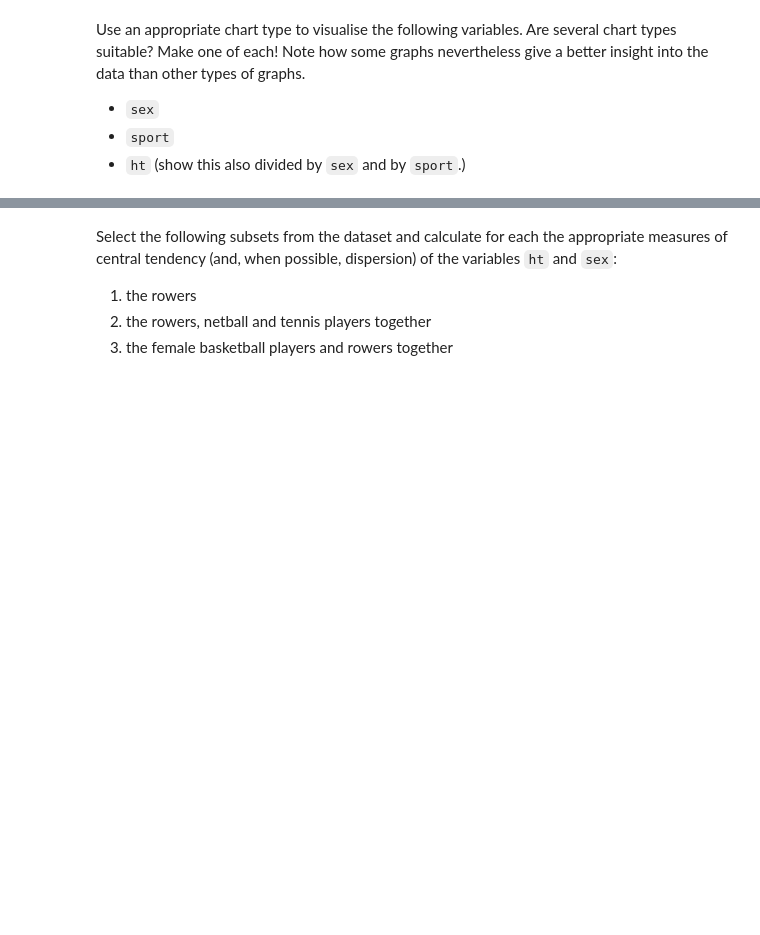
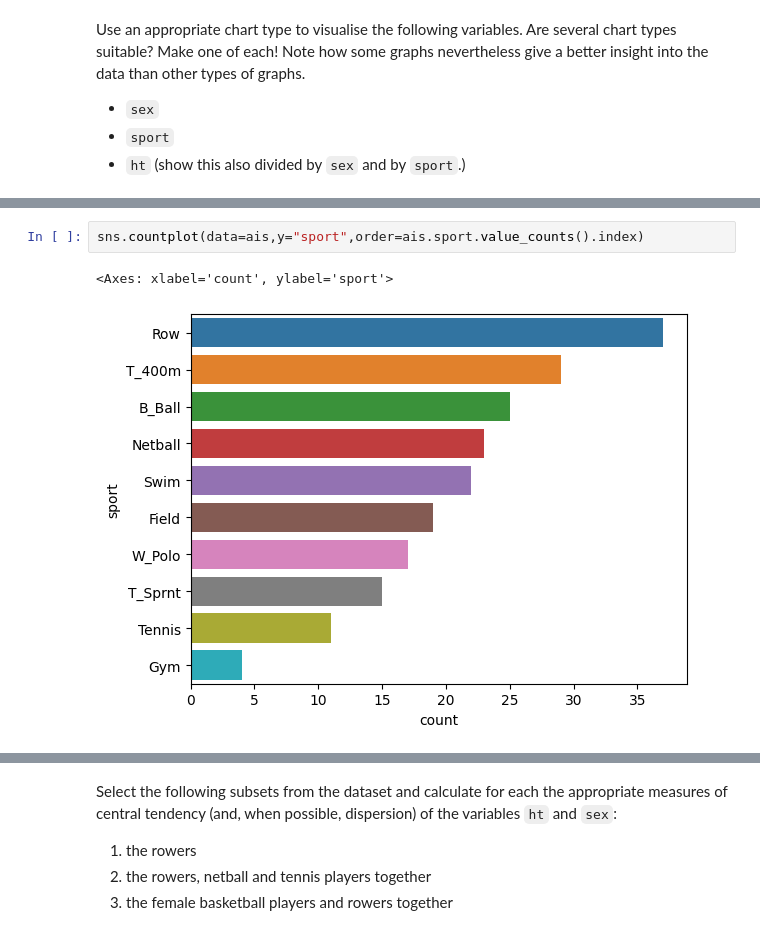
Before and after one commit to Bataklik/Data-Science-_-AI, a Jupyter notebook: 2-analysis-1-var/lab-2-01.ipynb, the cells around one changed output, grey strips where cells are left out. Saved outputs shown, nothing was run; the diff lists cells and outputs as text; blank space fills up the shorter version.

```diff
--- a/2-analysis-1-var/lab-2-01.ipynb
+++ b/2-analysis-1-var/lab-2-01.ipynb
@@ -24 +34,6 @@ Use an appropriate chart type to visualise the following variables. Are several
+# %%
+sns.countplot(data=ais,y="sport",order=ais.sport.value_counts().index)
+# %% [output]
+<Axes: xlabel='count', ylabel='sport'>
+[figure, added]
 # %%
```
Also changed, not shown: parts of 14 cells of this notebook.
